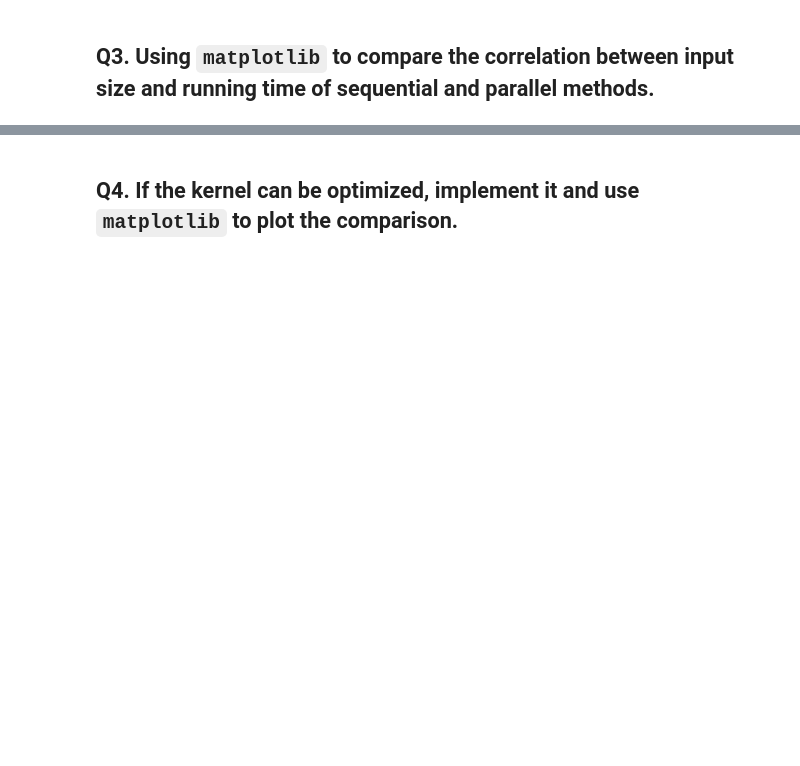
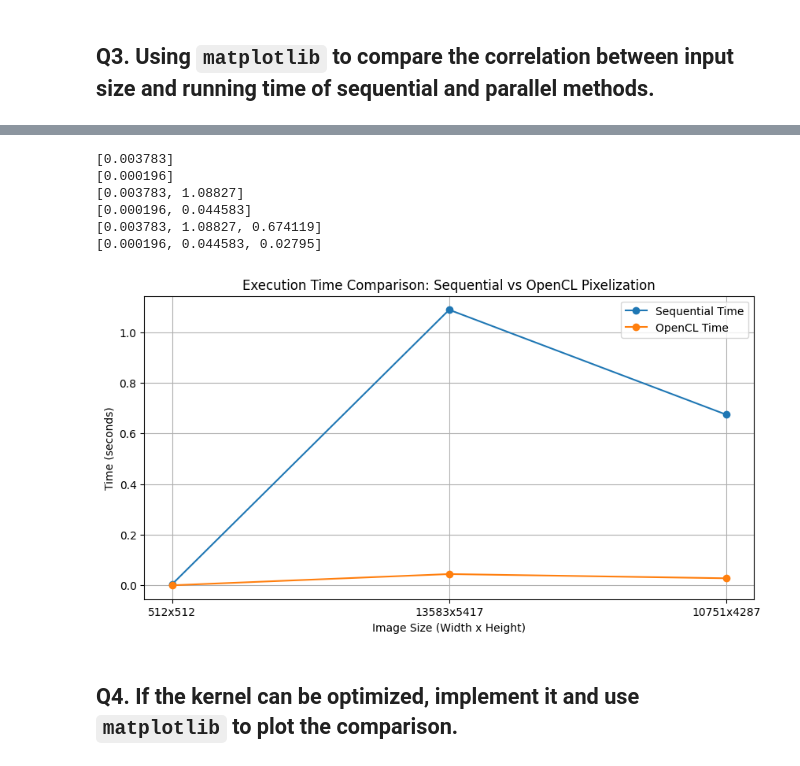
Before and after one commit to prisacarualex/opencl_pc, a Jupyter notebook: PARMAI_Ex5_OpenCL.ipynb, the cells around one changed output, grey strips where cells are left out. Saved outputs shown, nothing was run; the diff lists cells and outputs as text; code cells hidden in the pictures; blank space fills up the shorter version.

```diff
--- a/PARMAI_Ex5_OpenCL.ipynb
+++ b/PARMAI_Ex5_OpenCL.ipynb
@@ -998,2 +1620,53 @@ TO-DO
+# %%
+import matplotlib.pyplot as plt
+import time
+
+# Define the images and their sizes
+images = [
+    ("input.jpg", 512, 512),
+    ("forrest.jpg", 13583, 5417),
+    ("forrest_smaller.jpg", 10751, 4287),
+]
+
+# Lists to store execution times
+seq_times = []
+cl_times = []
+
+for img_name, width, height in images:
+    # Run your pixelate program for each image
+    output_seq = f"output_seq_{img_name}"
+    output_cl = f"output_cl_{img_name}"
+
+    # Measure execution time for sequential method
+    data = !./pixelate {img_name} {output_seq} {output_cl}
+
+    for item in data:
+      if "Time elapsed for sequential pixelization" in item:
+        s_time = float(item.split(":")[1].strip().split()[0])
+        seq_times.append(s_time)
+      elif "Time elapsed for OpenCL pixelization" in item:
+        c_time = float(item.split(":")[1].strip().split()[0])
+        cl_times.append(c_time)
+    print(seq_times)
+    print(cl_times)
+
+# Plotting the results
+plt.figure(figsize=(10, 5))
+plt.plot([f"{w}x{h}" for _, w, h in images], seq_times, label='Sequential Time', marker='o')
+plt.plot([f"{w}x{h}" for _, w, h in images], cl_times, label='OpenCL Time', marker='o')
+plt.xlabel('Image Size (Width x Height)')
+plt.ylabel('Time (seconds)')
+plt.title('Execution Time Comparison: Sequential vs OpenCL Pixelization')
+plt.legend()
+plt.grid()
+plt.show()
+# %% [output]
+[0.003783]
+[0.000196]
+[0.003783, 1.08827]
+[0.000196, 0.044583]
+[0.003783, 1.08827, 0.674119]
+[0.000196, 0.044583, 0.02795]
+[figure, added]
 # %% [markdown]
 ## Q4. If the kernel can be optimized, implement it and use `matplotlib` to plot the comparison.
```
Also changed, not shown: parts of 27 cells of this notebook.
